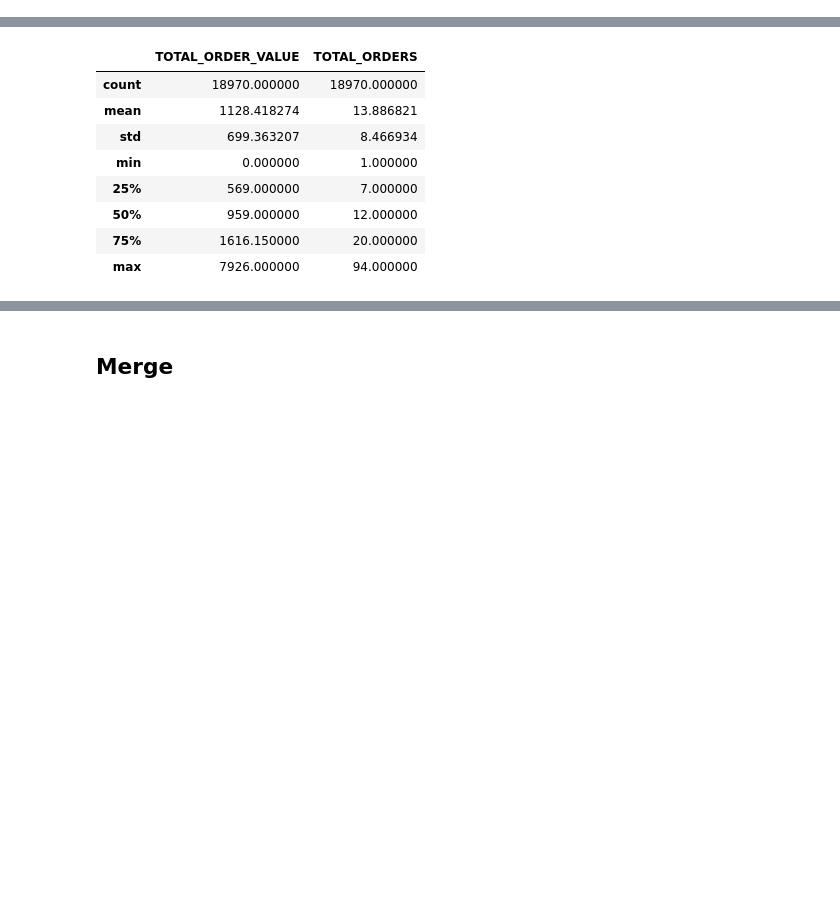
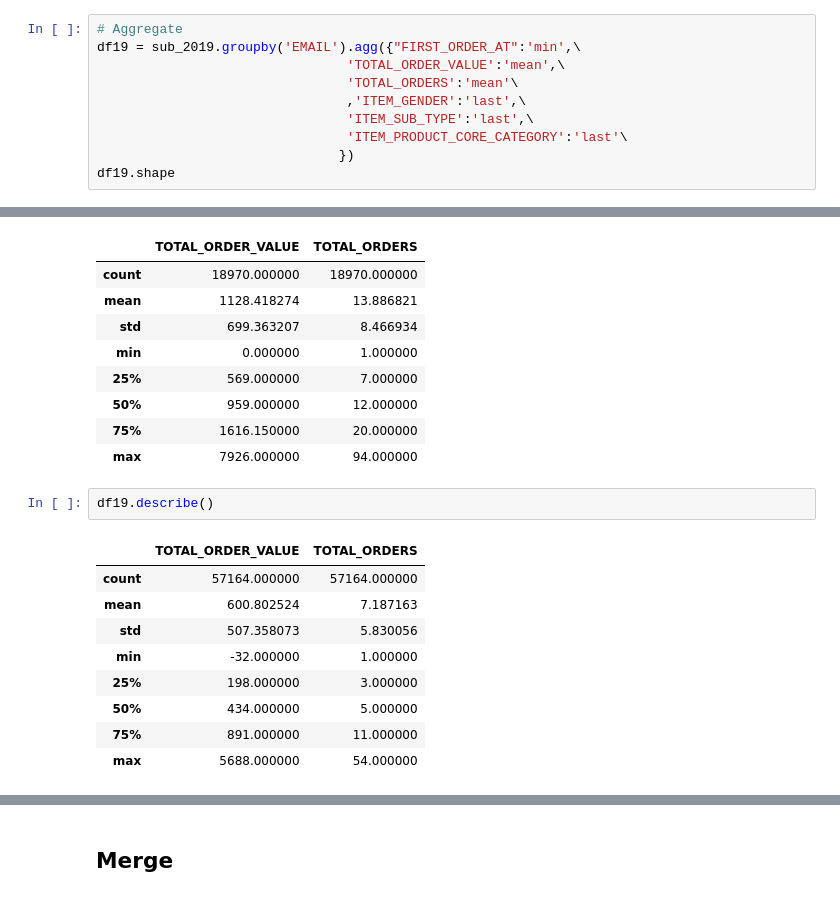
Before and after one commit to meaganlazer/Parking_Tickets_Timeseries, a Jupyter notebook: OrderData.ipynb, the cells around one changed output, grey strips where cells are left out. Drawn from its saved outputs; the diff is of its cells as text; blank space fills up the shorter version.

```diff
--- a/OrderData.ipynb
+++ b/OrderData.ipynb
@@ -254,3 +243,13 @@ df18 = sub_2018.groupby('EMAIL').agg({"FIRST_ORDER_AT":'min',\
 df18.shape
 # %% [output]
 (18970, 6)
+# %%
+# Aggregate
+df19 = sub_2019.groupby('EMAIL').agg({"FIRST_ORDER_AT":'min',\
+                                'TOTAL_ORDER_VALUE':'mean',\
+                                'TOTAL_ORDERS':'mean'\
+                                ,'ITEM_GENDER':'last',\
+                                'ITEM_SUB_TYPE':'last',\
+                                'ITEM_PRODUCT_CORE_CATEGORY':'last'\
+                               })
+df19.shape
@@ -266,3 +291,15 @@ df18.describe()
 | 50% | 959.000000 | 12.000000 |
 | 75% | 1616.150000 | 20.000000 |
 | max | 7926.000000 | 94.000000 |
+# %%
+df19.describe()
+# %% [output]
+|  | TOTAL_ORDER_VALUE | TOTAL_ORDERS |
+| count | 57164.000000 | 57164.000000 |
+| mean | 600.802524 | 7.187163 |
+| std | 507.358073 | 5.830056 |
+| min | -32.000000 | 1.000000 |
+| 25% | 198.000000 | 3.000000 |
+| 50% | 434.000000 | 5.000000 |
+| 75% | 891.000000 | 11.000000 |
+| max | 5688.000000 | 54.000000 |
```
Also changed, not shown: parts of 25 cells of this notebook.
